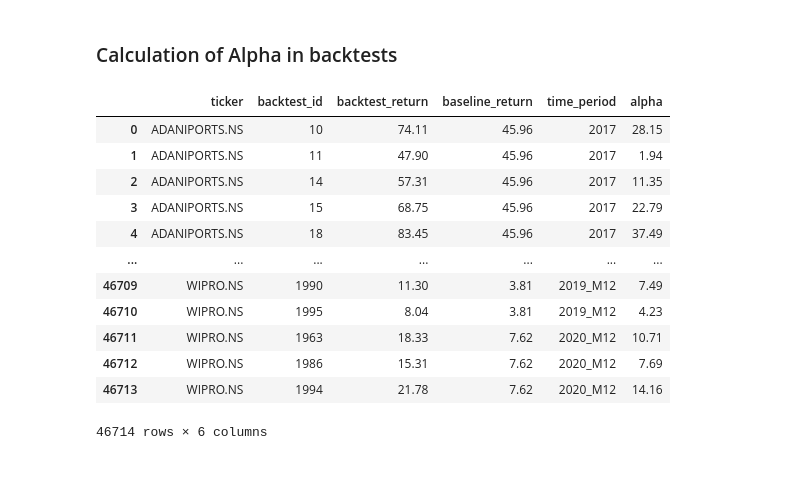
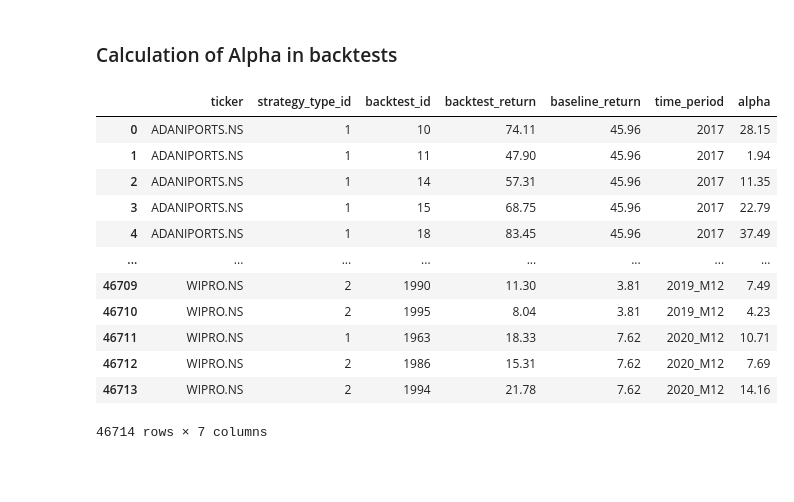
Before and after one commit to Varun487/AIAlgoTrading, a Jupyter notebook: research/baselines/Inferences.ipynb, the cells around one changed output. Drawn from its saved outputs; the diff is of its cells as text; code cells hidden in the pictures.

```diff
--- a/research/baselines/Inferences.ipynb
+++ b/research/baselines/Inferences.ipynb
@@ -66,6 +66,7 @@ backtests_returns[backtests_returns['ticker'] == company_ticker].drop(['ticker',
 # %%
 # Calculate Alpha
 tickers = []
+strategy_type_ids=[]
 backtest_ids = []
 backtest_returns = []
 baseline_returns = []
@@ -75,6 +76,7 @@ alphas = []
 # New DF to store alpha
 alpha_df = pd.DataFrame()
 alpha_df['ticker'] = []
+alpha_df['strategy_type_id']=[]
 alpha_df['backtest_id'] = []
 alpha_df['backtest_return'] = []
 alpha_df['baseline_return'] = []
@@ -87,48 +89,50 @@ for ticker in companies_returns['ticker']:
 	# print(company_baseline)
 	index = list(company_baseline.index)[0]
 	company_backtests = backtests_returns[backtests_returns['ticker'] == ticker]
-	# print(company_backtests)
+	#print(company_backtests)
 	cols = list(company_baseline.columns)
 	cols.remove('ticker')
 	# print(cols)
 	# print(len(cols))
 	for col in cols:
 		for backtest in range(len(company_backtests)):
 			# print(company_baseline[col][index])
 			# print(list(company_backtests[col])[backtest])
 			if (list(company_backtests[col])[backtest] > 0) and (list(company_backtests[col])[backtest] > company_baseline[col][index]):
 				# print(f"Alpha of {round(list(company_backtests[col])[backtest] - company_baseline[col][index], 2)} found for {ticker} {col} {list(company_backtests['backtest_id'])[backtest]} with backtest return {list(company_backtests[col])[backtest]} and company baseline of {company_baseline[col][index]}")
 				tickers.append(ticker)
 				backtest_returns.append(round(list(company_backtests[col])[backtest], 2))
 				baseline_returns.append(company_baseline[col][index])
 				backtest_ids.append(list(company_backtests['backtest_id'])[backtest])
+				strategy_type_ids.append(list(company_backtests['strategy_type_id'])[backtest])
 				time_periods.append(col)
 				alphas.append(round(list(company_backtests[col])[backtest] - company_baseline[col][index], 2))
 			# print(col, backtest)
 	# break
 
 alpha_df['ticker'] = tickers
+alpha_df['strategy_type_id']= strategy_type_ids
 alpha_df['backtest_id'] = backtest_ids
 alpha_df['backtest_return'] = backtest_returns
 alpha_df['baseline_return'] = baseline_returns
 alpha_df['time_period'] = time_periods
 alpha_df['alpha'] = alphas
 
 alpha_df
 # %% [output]
-|  | ticker | backtest_id | backtest_return | baseline_return | time_period | alpha |
-| 0 | ADANIPORTS.NS | 10 | 74.11 | 45.96 | 2017 | 28.15 |
-| 1 | ADANIPORTS.NS | 11 | 47.90 | 45.96 | 2017 | 1.94 |
-| 2 | ADANIPORTS.NS | 14 | 57.31 | 45.96 | 2017 | 11.35 |
-| 3 | ADANIPORTS.NS | 15 | 68.75 | 45.96 | 2017 | 22.79 |
-| 4 | ADANIPORTS.NS | 18 | 83.45 | 45.96 | 2017 | 37.49 |
-| ... | ... | ... | ... | ... | ... | ... |
-| 46709 | WIPRO.NS | 1990 | 11.30 | 3.81 | 2019_M12 | 7.49 |
-| 46710 | WIPRO.NS | 1995 | 8.04 | 3.81 | 2019_M12 | 4.23 |
-| 46711 | WIPRO.NS | 1963 | 18.33 | 7.62 | 2020_M12 | 10.71 |
-| 46712 | WIPRO.NS | 1986 | 15.31 | 7.62 | 2020_M12 | 7.69 |
-| 46713 | WIPRO.NS | 1994 | 21.78 | 7.62 | 2020_M12 | 14.16 |
+|  | ticker | strategy_type_id | backtest_id | backtest_return | baseline_return | time_period | alpha |
+| 0 | ADANIPORTS.NS | 1 | 10 | 74.11 | 45.96 | 2017 | 28.15 |
+| 1 | ADANIPORTS.NS | 1 | 11 | 47.90 | 45.96 | 2017 | 1.94 |
+| 2 | ADANIPORTS.NS | 1 | 14 | 57.31 | 45.96 | 2017 | 11.35 |
+| 3 | ADANIPORTS.NS | 1 | 15 | 68.75 | 45.96 | 2017 | 22.79 |
+| 4 | ADANIPORTS.NS | 1 | 18 | 83.45 | 45.96 | 2017 | 37.49 |
+| ... | ... | ... | ... | ... | ... | ... | ... |
+| 46709 | WIPRO.NS | 2 | 1990 | 11.30 | 3.81 | 2019_M12 | 7.49 |
+| 46710 | WIPRO.NS | 2 | 1995 | 8.04 | 3.81 | 2019_M12 | 4.23 |
+| 46711 | WIPRO.NS | 1 | 1963 | 18.33 | 7.62 | 2020_M12 | 10.71 |
+| 46712 | WIPRO.NS | 2 | 1986 | 15.31 | 7.62 | 2020_M12 | 7.69 |
+| 46713 | WIPRO.NS | 2 | 1994 | 21.78 | 7.62 | 2020_M12 | 14.16 |
-46714 rows × 6 columns
+46714 rows × 7 columns
 # %% [markdown]
 ###
 # %% [markdown]
```
Also changed, not shown: parts of 8 cells of this notebook, 2 other files.
